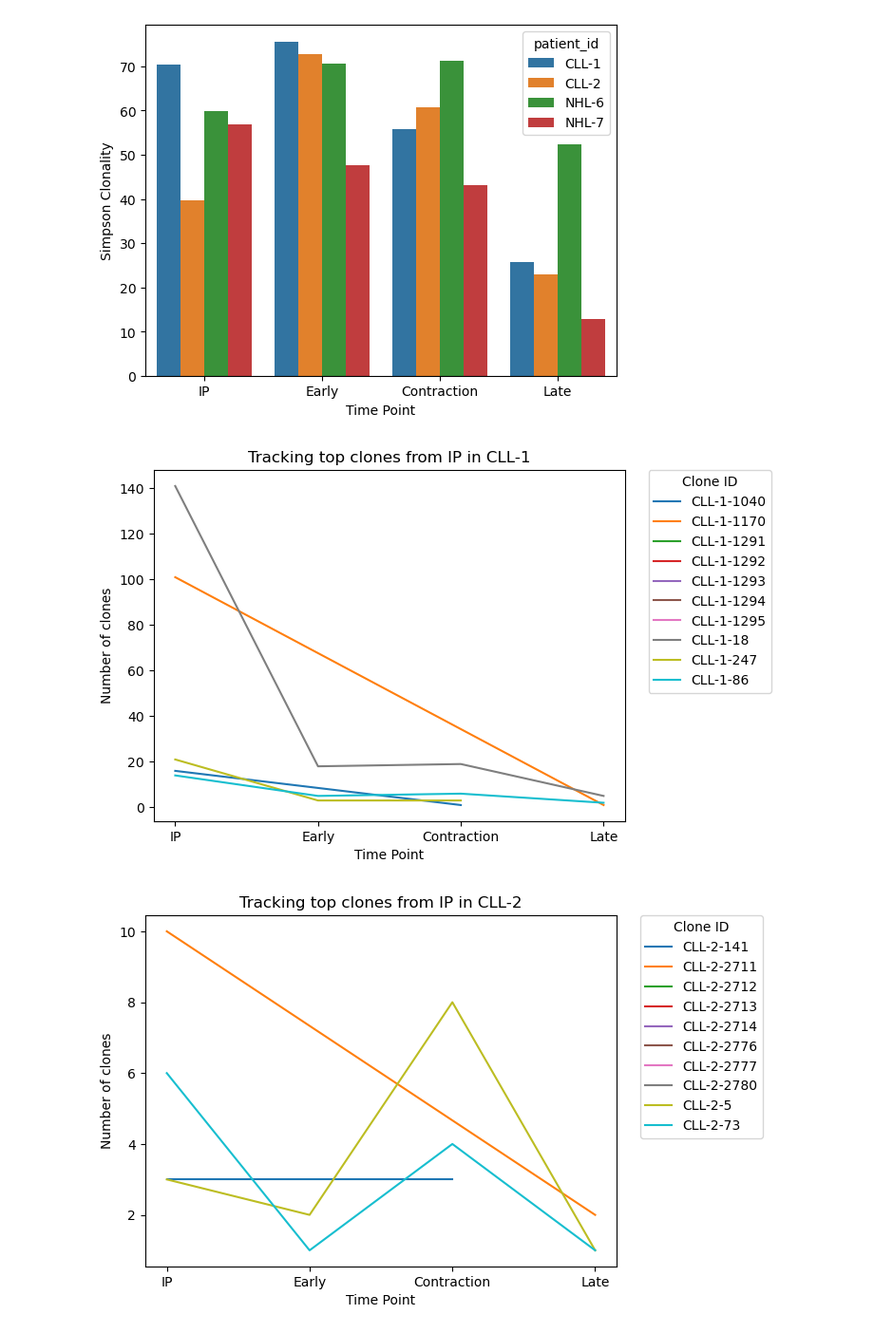
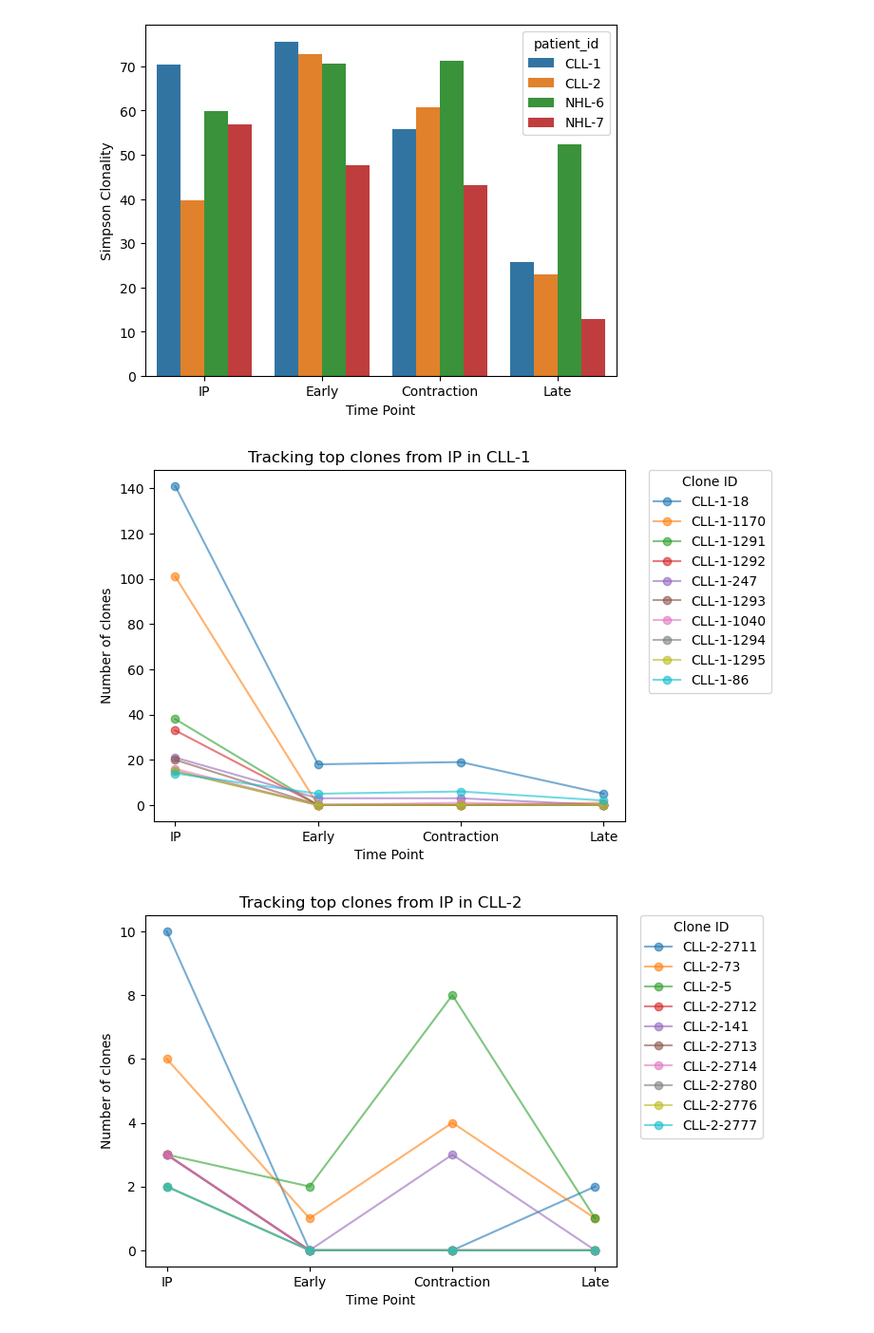
Before and after one commit to ElanaPearl/CAR_T_clonal_kinetics, a Jupyter notebook: tcr_clonality.ipynb, the cells around one changed output. Shown at 95% size. Drawn from its saved outputs; the diff is of its cells as text; code cells hidden in the pictures.

```diff
--- a/tcr_clonality.ipynb
+++ b/tcr_clonality.ipynb
@@ -55,15 +55,19 @@ plt.show()
 # %%
 for patient_id, patient_group in barcode_clones.groupby("patient_id"):
     top_clones_in_ip = patient_group.query("time_point == 'IP'")["clone_id"].value_counts().index[:10]
-    top_clones = patient_group.query("clone_id in @top_clones_in_ip").sort_values("time_point_idx")
-    for clone_id, clone_df in top_clones.groupby("clone_id"):
-        plt.plot(clone_df.groupby("time_point_idx").count()["clone_id"], label=clone_id)
+    for clone in top_clones_in_ip:
+        clone_df = patient_group.query("clone_id == @clone").groupby("time_point_idx").count()["clone_id"]
+        for time_pt in [0,1,2,3]:
+            if time_pt not in clone_df.index:
+                clone_df.loc[time_pt] = 0
+        plt.plot(clone_df.sort_index(), label=clone, marker="o", alpha=0.6)
+
     plt.xticks([0, 1, 2, 3], ["IP", "Early", "Contraction", "Late"])
     plt.xlabel("Time Point")
     plt.ylabel("Number of clones")
     plt.title(f"Tracking top clones from IP in {patient_id}")
     plt.legend(bbox_to_anchor=(1.05, 1), loc='upper left', borderaxespad=0., title="Clone ID")
     plt.show()
 # %% [output]
-[figure, old version]
+[figure, new version]
-[figure, old version]
+[figure, new version]
```
Also changed, not shown: parts of 2 cells of this notebook.
